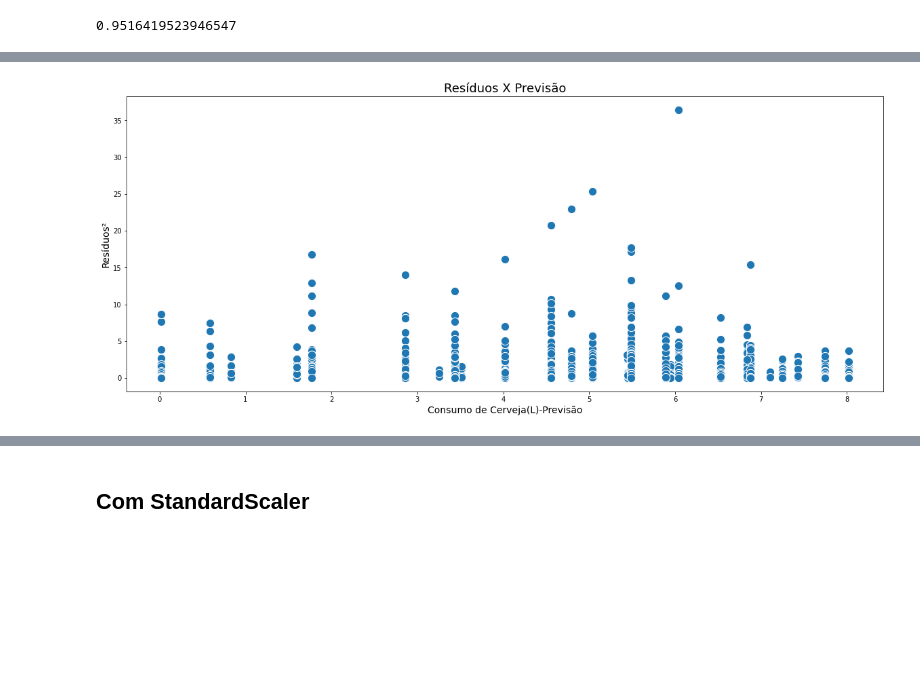
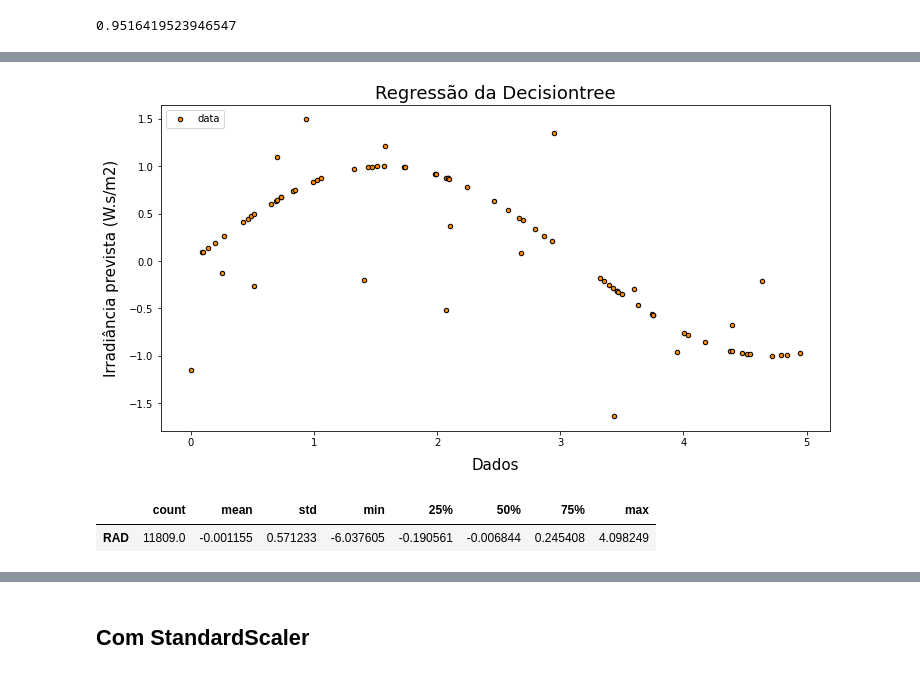
Before and after one commit to ThaliSug/Projeto_DH, a Jupyter notebook: ML_ DecisionTreeRegression_com_pipeline.ipynb, the cells around one changed output, grey strips where cells are left out. Cells and saved outputs as stored; diff of their text form; code cells hidden in the pictures; blank space fills up the shorter version.

```diff
--- a/ML_ DecisionTreeRegression_com_pipeline.ipynb
+++ b/ML_ DecisionTreeRegression_com_pipeline.ipynb
@@ -183,8 +155,18 @@ pd.DataFrame(resid).plot();
-# %%
-ax = sns.scatterplot(x=y_pred,y=resid**2,s=150)
-ax.figure.set_size_inches(20,8)
-ax.set_title('Resíduos X Previsão',fontsize=18)
-ax.set_xlabel('Consumo de Cerveja(L)-Previsão',fontsize=14)
-ax.set_ylabel('Resíduos²',fontsize=14);
-# %% [output]
-[figure, removed]
+# %%
+fig = plt.figure(figsize=(12, 6))
+fig.set_facecolor("#fff")
+ax = fig.add_subplot()
+ax.set_facecolor("#fff")
+plt.title('Regressão da Decisiontree',fontsize=18)
+plt.scatter(X, y, s=20, edgecolor="black", c="darkorange", label="data")
+#plt.plot(X_test, y_pred, color="cornflowerblue", label="max_depth=5", linewidth=2)
+ax.set_ylabel('Irradiância prevista (W.s/m2)', fontsize=15, fontweight="normal", labelpad=10)
+ax.set_xlabel('Dados', fontsize=15, fontweight="normal", labelpad=10)
+plt.legend(loc='upper left');
+# %% [output]
+[figure, added]
+# %%
+pd.DataFrame(y_test-y_pred).describe().T
+# %% [output]
+|  | count | mean | std | min | 25% | 50% | 75% | max |
+| RAD | 11809.0 | -0.001155 | 0.571233 | -6.037605 | -0.190561 | -0.006844 | 0.245408 | 4.098249 |
```
Also changed, not shown: parts of 6 cells of this notebook.
